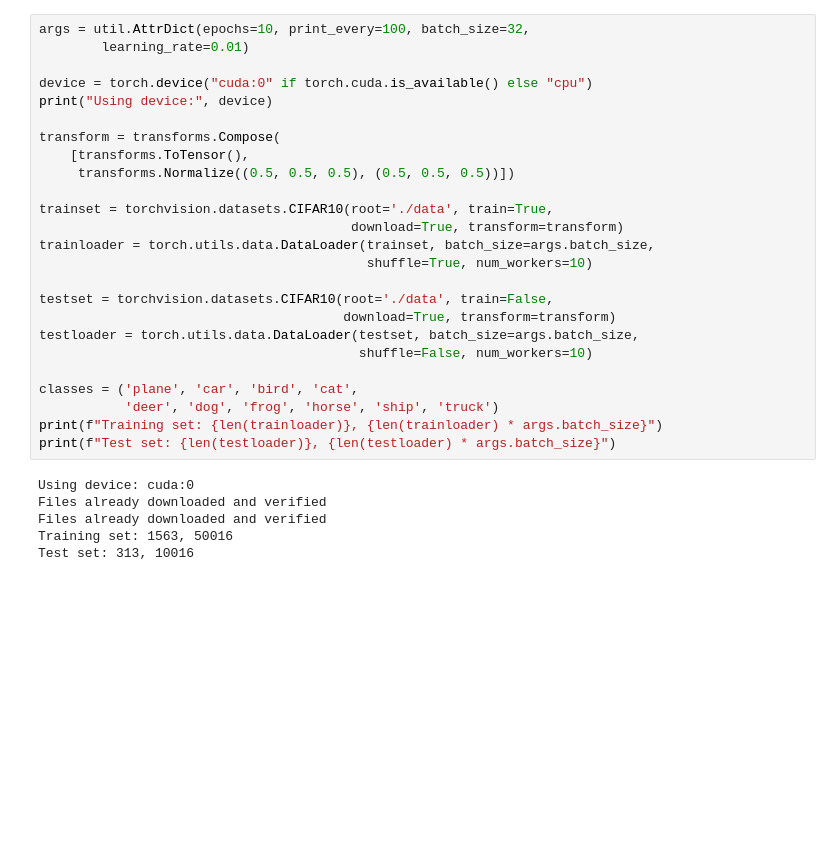
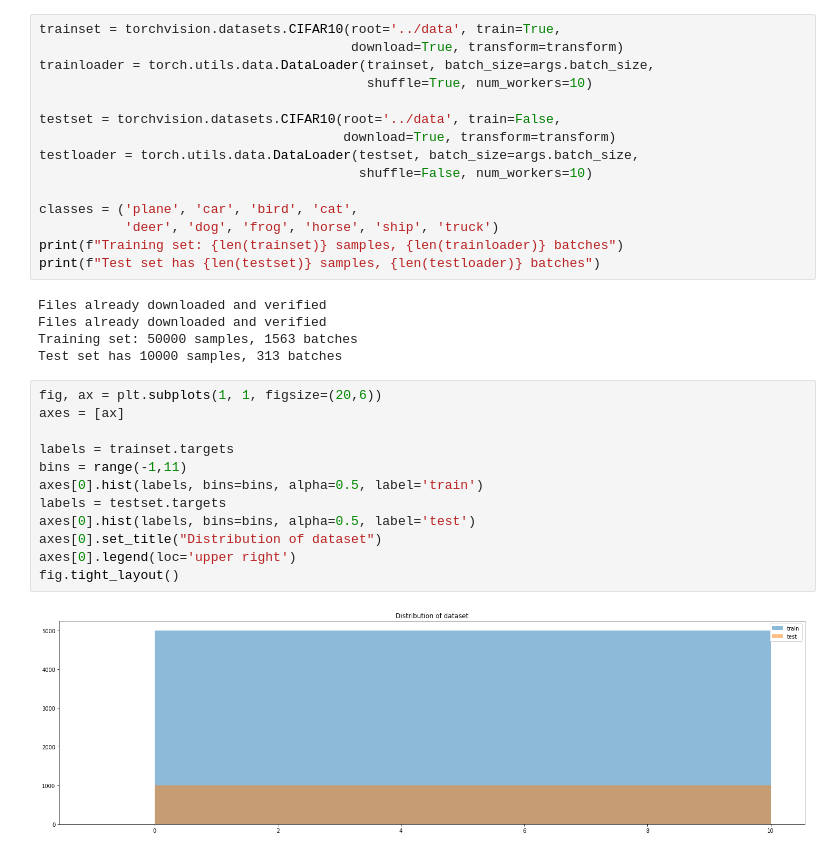
Before and after one commit to fireofearth/document, a Jupyter notebook: vision/cifar10-modify.ipynb, the cells around one changed output. Cells and saved outputs as stored; diff of their text form; blank space fills up the shorter version.

```diff
--- a/vision/cifar10-modify.ipynb
+++ b/vision/cifar10-modify.ipynb
@@ -17,34 +30,37 @@ import utility as util
 # %%
-args = util.AttrDict(epochs=10, print_every=100, batch_size=32,
-        learning_rate=0.01)
-
-device = torch.device("cuda:0" if torch.cuda.is_available() else "cpu")
-print("Using device:", device)
-
-transform = transforms.Compose(
-    [transforms.ToTensor(),
-     transforms.Normalize((0.5, 0.5, 0.5), (0.5, 0.5, 0.5))])
-
-trainset = torchvision.datasets.CIFAR10(root='./data', train=True,
+trainset = torchvision.datasets.CIFAR10(root='../data', train=True,
                                         download=True, transform=transform)
 trainloader = torch.utils.data.DataLoader(trainset, batch_size=args.batch_size,
                                           shuffle=True, num_workers=10)
 
-testset = torchvision.datasets.CIFAR10(root='./data', train=False,
+testset = torchvision.datasets.CIFAR10(root='../data', train=False,
                                        download=True, transform=transform)
 testloader = torch.utils.data.DataLoader(testset, batch_size=args.batch_size,
                                          shuffle=False, num_workers=10)
 
 classes = ('plane', 'car', 'bird', 'cat',
            'deer', 'dog', 'frog', 'horse', 'ship', 'truck')
-print(f"Training set: {len(trainloader)}, {len(trainloader) * args.batch_size}")
-print(f"Test set: {len(testloader)}, {len(testloader) * args.batch_size}")
+print(f"Training set: {len(trainset)} samples, {len(trainloader)} batches")
+print(f"Test set has {len(testset)} samples, {len(testloader)} batches")
 # %% [output]
-Using device: cuda:0
 Files already downloaded and verified
 Files already downloaded and verified
-Training set: 1563, 50016
-Test set: 313, 10016
+Training set: 50000 samples, 1563 batches
+Test set has 10000 samples, 313 batches
+# %%
+fig, ax = plt.subplots(1, 1, figsize=(20,6))
+axes = [ax]
+
+labels = trainset.targets
+bins = range(-1,11)
+axes[0].hist(labels, bins=bins, alpha=0.5, label='train')
+labels = testset.targets
+axes[0].hist(labels, bins=bins, alpha=0.5, label='test')
+axes[0].set_title("Distribution of dataset")
+axes[0].legend(loc='upper right')
+fig.tight_layout()
+# %% [output]
+[figure, added]
 # %%
 # functions to show an image
 def imshow(img):
```
Also changed, not shown: parts of 12 cells of this notebook, 13 other files.
